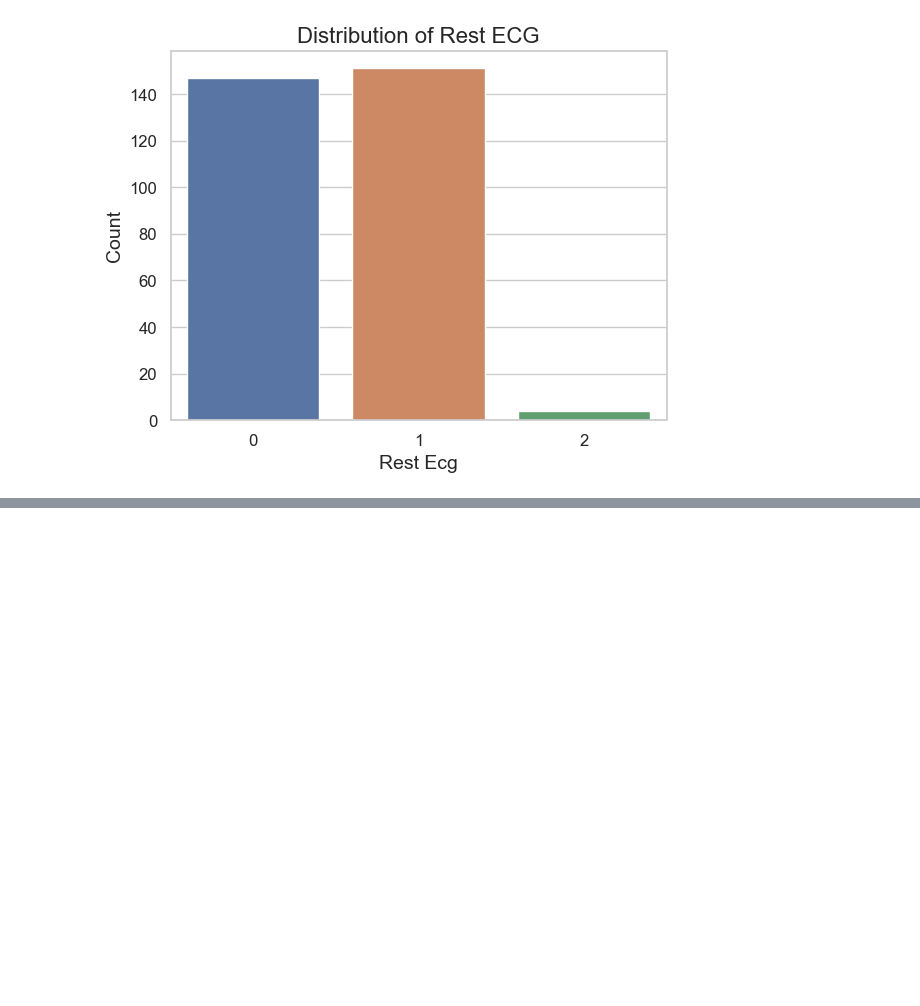
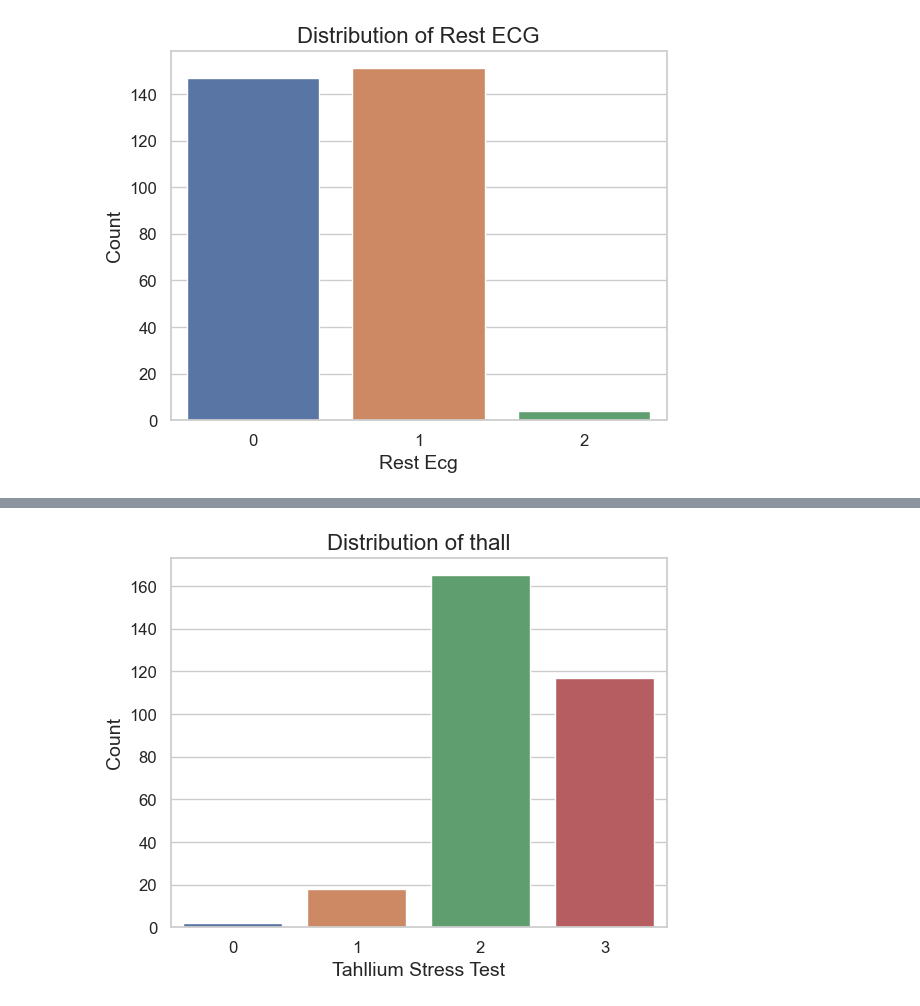
Before and after one commit to taaha3244/joy-of-supML, a Jupyter notebook: Decision_Tree.ipynb, the cells around one changed output, grey strips where cells are left out. Drawn from its saved outputs; the diff is of its cells as text; code cells hidden in the pictures; blank space fills up the shorter version.

```diff
--- a/Decision_Tree.ipynb
+++ b/Decision_Tree.ipynb
@@ -216,0 +222,4 @@ count_plot_sns('restecg','Rest Ecg','Count','Distribution of Rest ECG')
+# %%
+count_plot_sns('thall','Tahllium Stress Test','Count','Distribution of thall')
+# %% [output]
+[figure, added]
```
Also changed, not shown: parts of 59 cells of this notebook.
